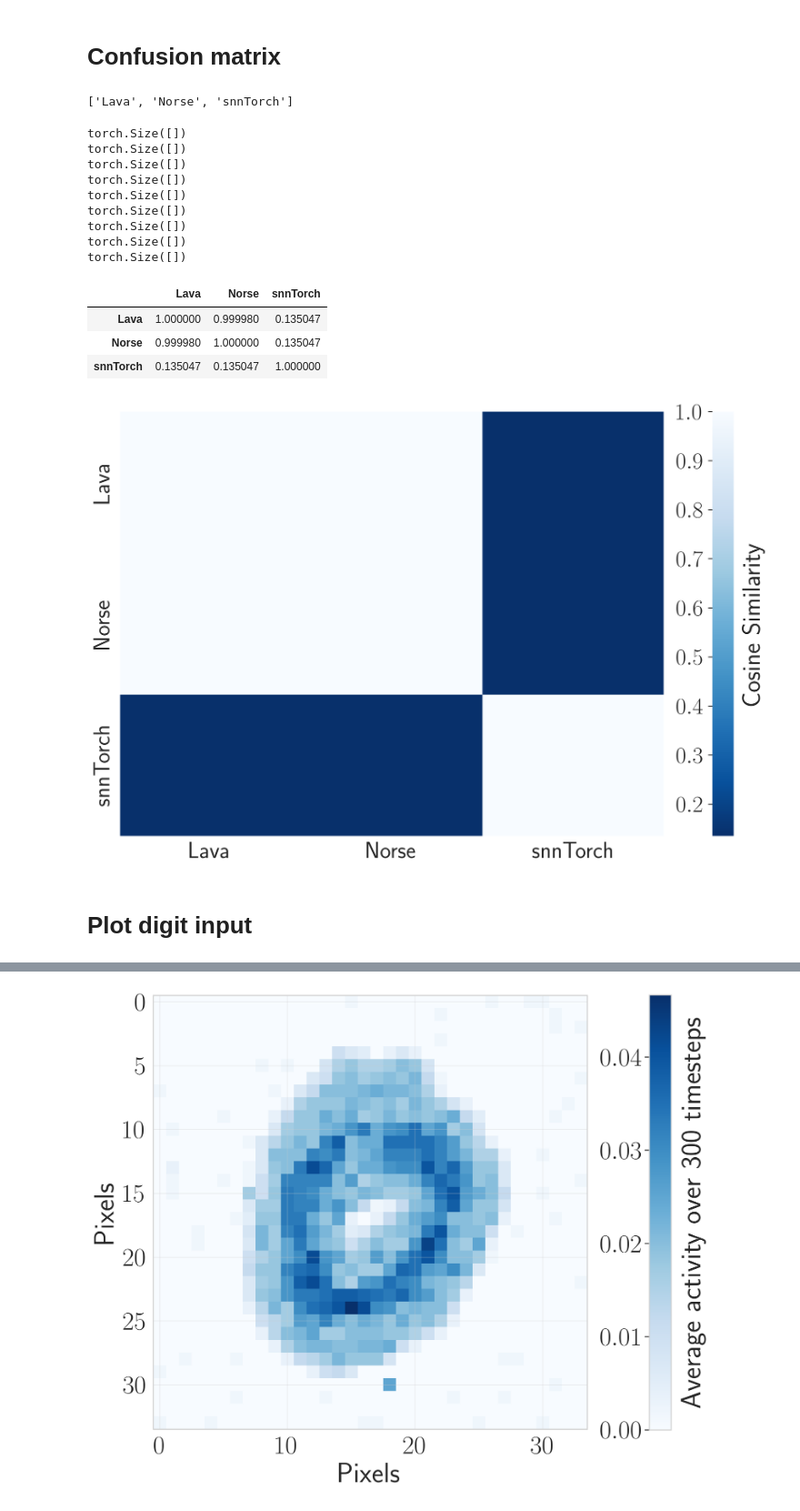
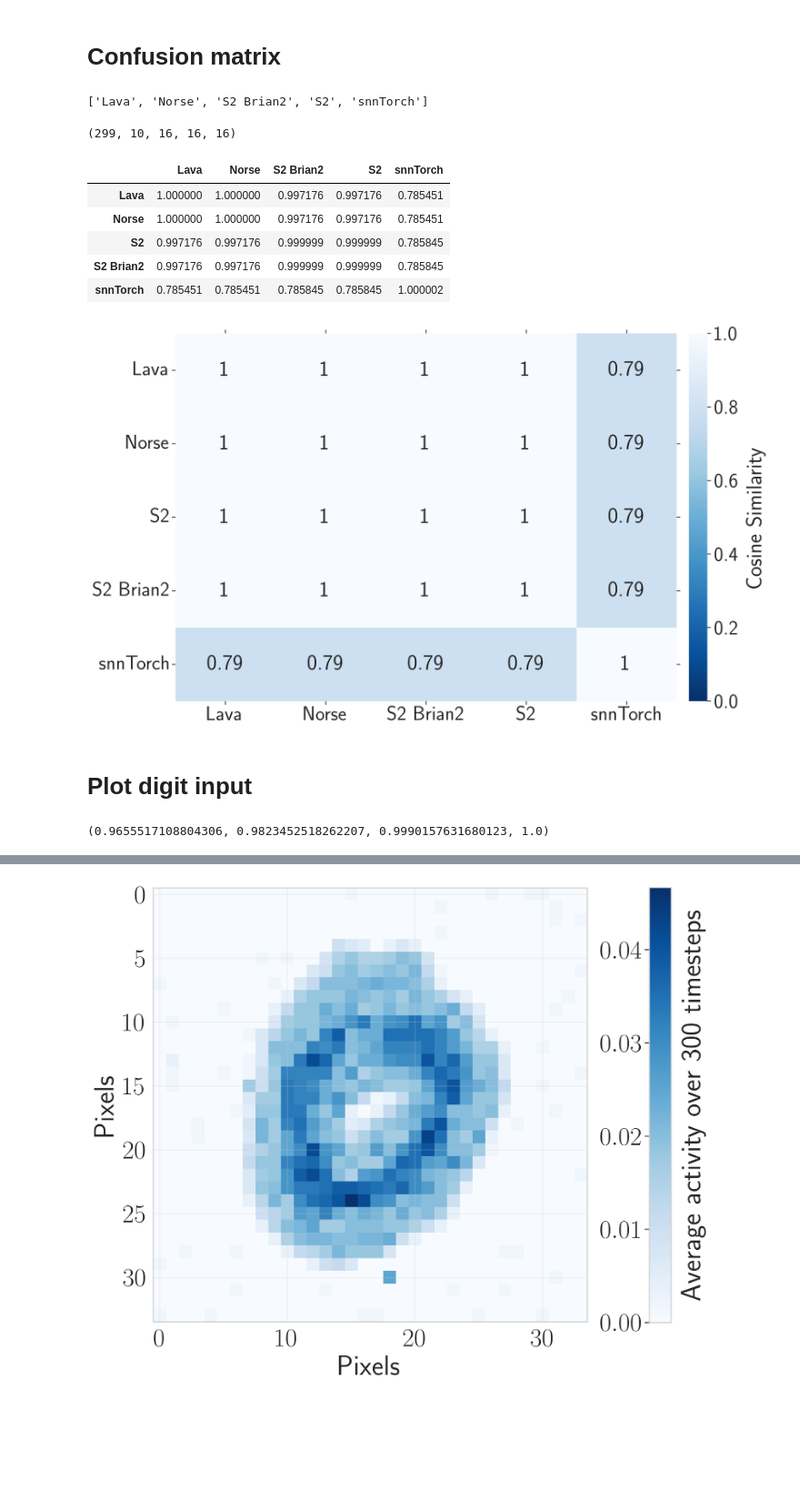
Before and after one commit to neuromorphs/NIR, a Jupyter notebook: paper/02_cnn/cnn_plots.ipynb, the cells around one changed output, grey strips where cells are left out. Shown at 91% size. Drawn from its saved outputs; the diff is of its cells as text; code cells hidden in the pictures; blank space fills up the shorter version.

Commit message:
Updated CNN plots

```diff
--- a/paper/02_cnn/cnn_plots.ipynb
+++ b/paper/02_cnn/cnn_plots.ipynb
@@ -31,50 +34,60 @@ Accuracy & 0.982 & 0.981 \\
 # %% [markdown]
 # Confusion matrix
 # %%
+def format_name(x):
+    return " ".join(x.split("_")[:-1]).replace(" corrected", "").title().replace("Snntorch", "snnTorch")
 activities = [str(x.name) for x in pathlib.Path(".").glob("*activity.npy")]
+activities.remove("s2_brian2_uncorrected_activity.npy")
+activities.remove("s2_uncorrected_activity.npy")
 activities.sort()
-names = [x.split("_")[0] for x in activities]
+names = [format_name(x) for x in activities]
 activities = [np.load(str(p)) for p in activities]
 names
 # %% [output]
-['Lava', 'Norse', 'snnTorch']
+['Lava', 'Norse', 'S2 Brian2', 'S2', 'snnTorch']
+# %%
+activities[-2][:-1].shape
+# %% [output]
+(299, 10, 16, 16, 16)
 # %%
 metric = torch.nn.CosineSimilarity(0)
 divs = pd.DataFrame(index=names).sort_index()
 for i in range(len(activities)):
   act_row = []
   for i_col in range(len(activities)):
-    dist = metric(torch.tensor(activities[i]).flatten(0), torch.tensor(activities[i_col]).flatten(0))
-    print(dist.shape)
+    a1 = torch.tensor(activities[i]).float().mean(0).flatten(0)
+    a2 = torch.tensor(activities[i_col]).float().mean(0).flatten(0)
+    dist = metric(a1, a2)
     act_row.append(dist.item())
   divs[names[i]] = act_row
 divs
 # %% [output]
-torch.Size([])
-torch.Size([])
-torch.Size([])
-torch.Size([])
-torch.Size([])
-torch.Size([])
-torch.Size([])
-torch.Size([])
-torch.Size([])
-|  | Lava | Norse | snnTorch |
-| Lava | 1.000000 | 0.999980 | 0.135047 |
-| Norse | 0.999980 | 1.000000 | 0.135047 |
-| snnTorch | 0.135047 | 0.135047 | 1.000000 |
+|  | Lava | Norse | S2 Brian2 | S2 | snnTorch |
+| Lava | 1.000000 | 1.000000 | 0.997176 | 0.997176 | 0.785451 |
+| Norse | 1.000000 | 1.000000 | 0.997176 | 0.997176 | 0.785451 |
+| S2 | 0.997176 | 0.997176 | 0.999999 | 0.999999 | 0.785845 |
+| S2 Brian2 | 0.997176 | 0.997176 | 0.999999 | 0.999999 | 0.785845 |
+| snnTorch | 0.785451 | 0.785451 | 0.785845 | 0.785845 | 1.000002 |
 # %%
 plt.style.use("../plots.mplstyle")
 seaborn.set_context("paper", font_scale=3)
 seaborn.set_style("whitegrid")
 
 f, ax = plt.subplots(1, 1, figsize=(12, 8), dpi=300)
-seaborn.heatmap(divs.abs(), ax=ax, cmap="Blues_r", cbar_kws={"pad": 0.07})
+seaborn.heatmap(divs.abs(), ax=ax, cmap="Blues_r", cbar_kws={"pad": 0.02}, annot=True, vmin=0)
 ax.collections[0].colorbar.set_label("Cosine Similarity", labelpad=10)
-ax.collections[0].colorbar.ax.yaxis.set_ticks_position("left")
+# ax.collections[0].colorbar.ax.yaxis.set_ticks_position("left")
+ax.collections[0].colorbar.ax.yaxis.set_major_formatter(matplotlib.ticker.FormatStrFormatter("%.1f"))
 ax.collections[0].colorbar.ax.tick_params(pad=5)
-f.savefig("../figures/conv_confusion.pdf", bbox_inches="tight")
+ax.xaxis.set_ticks_position("both")
+ax.yaxis.set_ticks_position("both")
+f.savefig("../figures/conv_similarity.pdf", bbox_inches="tight")
 # %% [output]
-[figure, old version]
+[figure, new version]
 # %% [markdown]
 # Plot digit input
+# %%
+c = plt.colormaps.get("Blues")
+c(1)
+# %% [output]
+(0.9655517108804306, 0.9823452518262207, 0.9990157631680123, 1.0)
```
Also changed, not shown: parts of 5 cells of this notebook.
